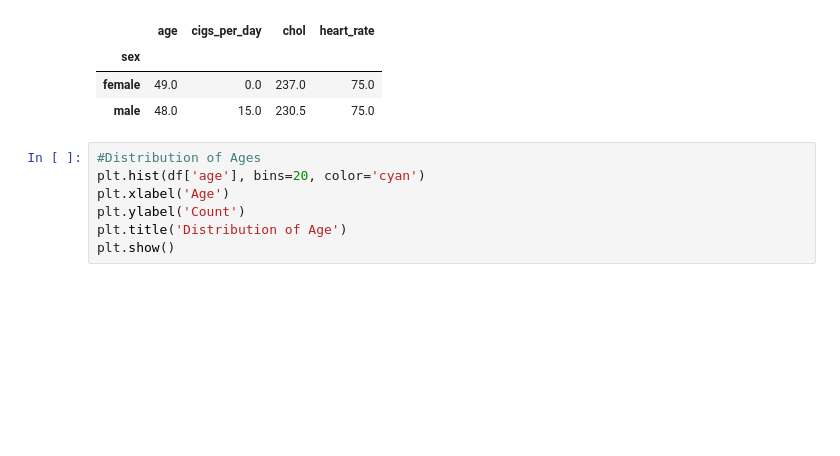
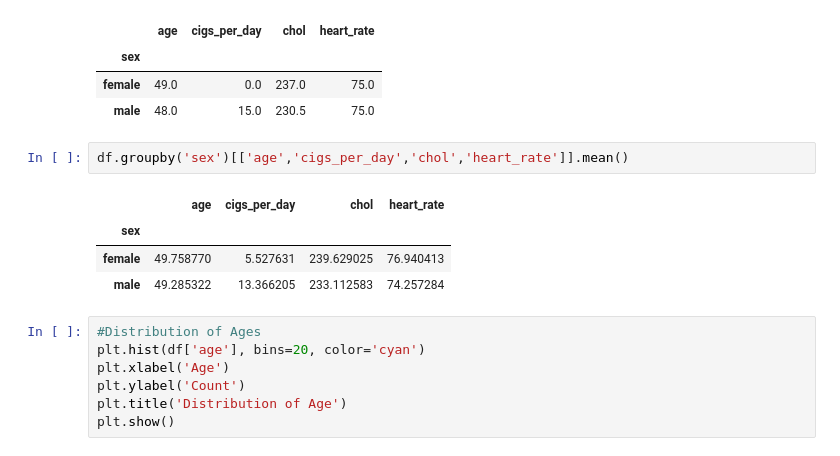
Before and after one commit to 254Bit/SmokersHealthData, a Jupyter notebook: smokers_data.ipynb, the cells around one changed output. Cells and saved outputs as stored; diff of their text form; blank space fills up the shorter version.

```diff
--- a/smokers_data.ipynb
+++ b/smokers_data.ipynb
@@ -47,6 +47,13 @@ df.groupby('sex')[['age','cigs_per_day','chol','heart_rate']].median()
 | sex |  |  |  |  |
 | female | 49.0 | 0.0 | 237.0 | 75.0 |
 | male | 48.0 | 15.0 | 230.5 | 75.0 |
+# %%
+df.groupby('sex')[['age','cigs_per_day','chol','heart_rate']].mean()
+# %% [output]
+|  | age | cigs_per_day | chol | heart_rate |
+| sex |  |  |  |  |
+| female | 49.758770 | 5.527631 | 239.629025 | 76.940413 |
+| male | 49.285322 | 13.366205 | 233.112583 | 74.257284 |
 # %%
 #Distribution of Ages
 plt.hist(df['age'], bins=20, color='cyan')
```
